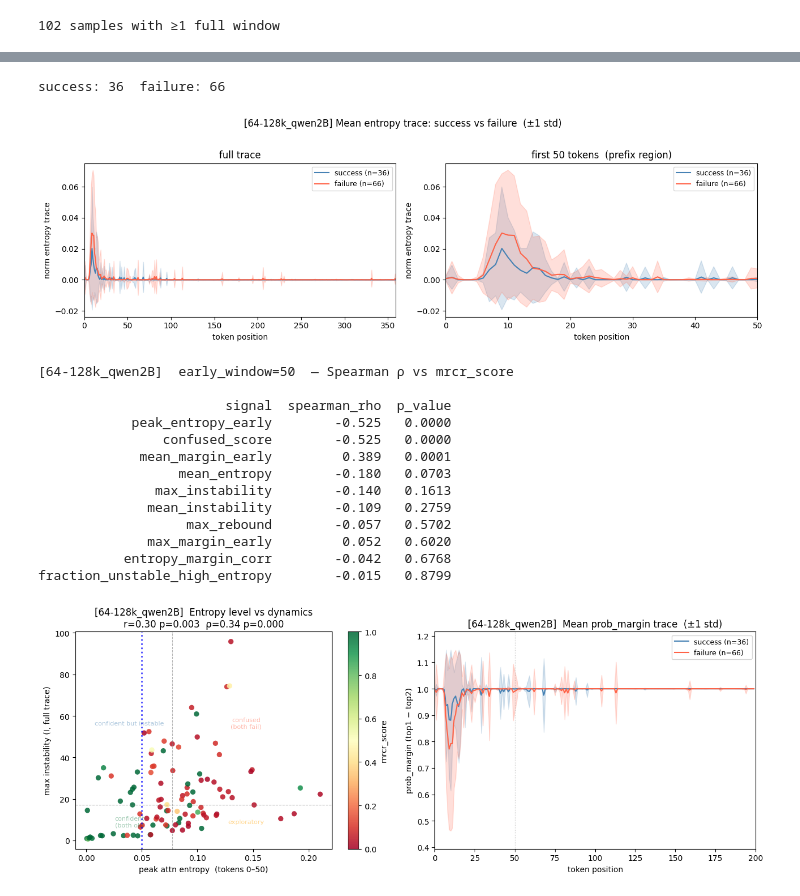
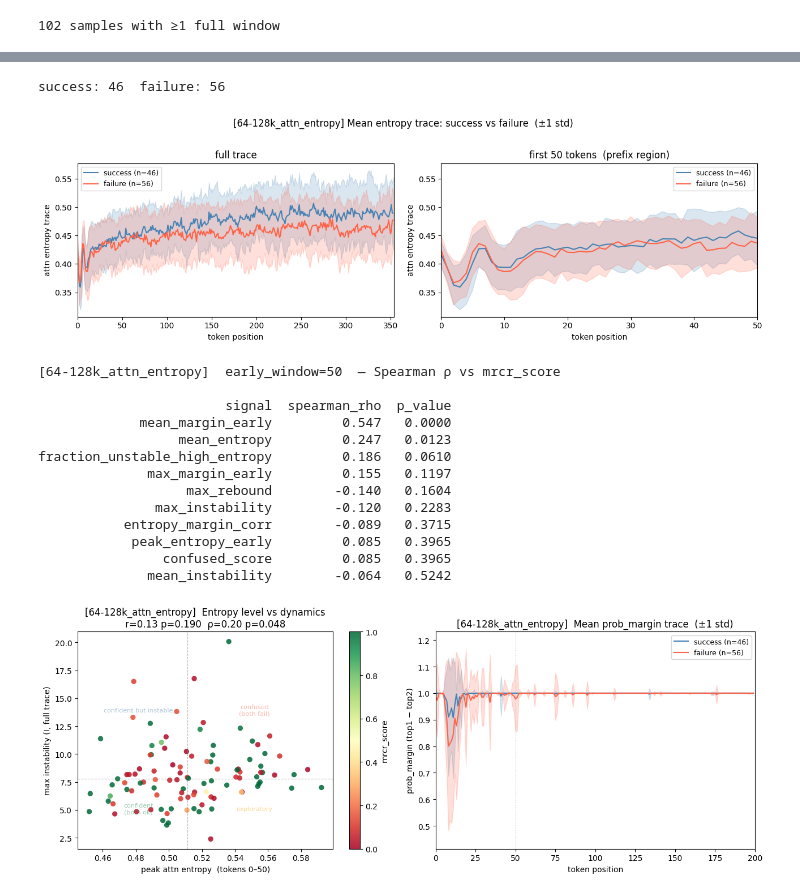
Before and after one commit to yangjen/entropy-attn-2026, a Jupyter notebook: Analysis/probe_analysis.ipynb, the cells around one changed output, grey strips where cells are left out. Cells and saved outputs as stored; diff of their text form; code cells hidden in the pictures.

Commit message:
May 31 updates: entropy/attention analysis, session tuning, CWE analysis notebooks, status updates
Co-Authored-By: Claude Sonnet 4.6 <noreply@anthropic.com>

```diff
--- a/Analysis/probe_analysis.ipynb
+++ b/Analysis/probe_analysis.ipynb
@@ -8,12 +8,12 @@ import pandas as pd
 import matplotlib.pyplot as plt
 from scipy.stats import zscore, pearsonr, spearmanr
 
-PROBE_PATH  = "/c2/jenny/r3/MRCR_outputs/probe_8needle_64-128k_qwen2B.jsonl"
+PROBE_PATH  = "/c2/jenny/r3/MRCR_outputs/probe_attn_8needle_64-128k.jsonl"
 WINDOW      = 16
-ENTROPY_KEY = "norm_entropy_trace"   # output token entropy (H over vocab / log vocab_size) # norm_entropy_trace vs attn_entropy_trace
-# ENTROPY_KEY = "attn_entropy_trace"
+# ENTROPY_KEY = "norm_entropy_trace"   # output token entropy (H over vocab / log vocab_size) # norm_entropy_trace vs attn_entropy_trace
+ENTROPY_KEY = "attn_entropy_trace"
 
 # CTX_LABEL = os.path.splitext(os.path.basename(PROBE_PATH))[0][-7:]
-CTX_LABEL = "64-128k_qwen2B"
+CTX_LABEL = "64-128k_attn_entropy"
 print(f"context range: {CTX_LABEL}")
 # %% [output]
@@ -282,8 +282,8 @@ plt.tight_layout()
 plt.savefig(f"/c2/jenny/r3/MRCR_outputs/trace_alignment_{CTX_LABEL}.png", dpi=150, bbox_inches="tight")
 plt.show()
 # %% [output]
-success: 36  failure: 66
+success: 46  failure: 56
-[figure, old version]
+[figure, new version]
 # %%
 EARLY_WINDOW = 50   # token positions to treat as the retrieval-decision window
 
@@ -336,19 +336,19 @@ corr_df2 = (pd.DataFrame(corr_rows)
 print(f"[{CTX_LABEL}]  early_window={EARLY_WINDOW}  — Spearman ρ vs mrcr_score\n")
 print(corr_df2.to_string(index=False))
 # %% [output]
-[64-128k_qwen2B]  early_window=50  — Spearman ρ vs mrcr_score
+[64-128k_attn_entropy]  early_window=50  — Spearman ρ vs mrcr_score
 
                         signal  spearman_rho  p_value
-            peak_entropy_early        -0.525   0.0000
-                confused_score        -0.525   0.0000
-             mean_margin_early         0.389   0.0001
-                  mean_entropy        -0.180   0.0703
-               max_instability        -0.140   0.1613
-              mean_instability        -0.109   0.2759
-                   max_rebound        -0.057   0.5702
-              max_margin_early         0.052   0.6020
-           entropy_margin_corr        -0.042   0.6768
-fraction_unstable_high_entropy        -0.015   0.8799
+             mean_margin_early         0.547   0.0000
+                  mean_entropy         0.247   0.0123
+fraction_unstable_high_entropy         0.186   0.0610
+              max_margin_early         0.155   0.1197
+                   max_rebound        -0.140   0.1604
+               max_instability        -0.120   0.2283
+           entropy_margin_corr        -0.089   0.3715
+            peak_entropy_early         0.085   0.3965
+                confused_score         0.085   0.3965
+              mean_instability        -0.064   0.5242
 # %%
 fig, axes = plt.subplots(1, 2, figsize=(13, 5))
 
@@ -370,7 +370,7 @@ med_x = x.median()
 med_y = y.median()
 ax.axvline(med_x, color="gray", linewidth=0.8, linestyle="--", alpha=0.6)
 ax.axhline(med_y, color="gray", linewidth=0.8, linestyle="--", alpha=0.6)
-ax.axvline(0.05, color="blue", linewidth=2, linestyle=":", alpha=0.7)
+# ax.axvline(0.05, color="blue", linewidth=2, linestyle=":", alpha=0.7)
 
 x_lo, x_hi = x.min(), x.max()
 y_lo, y_hi = y.min(), y.max()
@@ -405,34 +405,34 @@ fm_std  = np.nanstd(FM_m,  axis=0)
 xs_m = np.arange(n_pos_m)
 
 ax.plot(xs_m, sm_mean, color="steelblue", linewidth=1.5,
         label=f"success (n={len(success_margins)})")
 ax.fill_between(xs_m, sm_mean - sm_std, sm_mean + sm_std,
                 color="steelblue", alpha=0.2)
 ax.plot(xs_m, fm_mean, color="tomato", linewidth=1.5,
         label=f"failure (n={len(failure_margins)})")
 ax.fill_between(xs_m, fm_mean - fm_std, fm_mean + fm_std,
                 color="tomato", alpha=0.2)
 ax.axvline(EARLY_WINDOW, color="gray", linewidth=0.8, linestyle=":", alpha=0.7)
 
 all_vals = np.concatenate([sm_mean - sm_std, sm_mean + sm_std,
                             fm_mean - fm_std, fm_mean + fm_std])
 finite = all_vals[np.isfinite(all_vals)]
 if len(finite):
     pad = (finite.max() - finite.min()) * 0.1 or 0.01
     ax.set_ylim(finite.min() - pad, finite.max() + pad)
 
 ax.set_xlim(0, n_pos_m)
 ax.set_xlabel("token position")
 ax.set_ylabel("prob_margin (top1 − top2)")
 ax.set_title(f"[{CTX_LABEL}]  Mean prob_margin trace  (±1 std)")
 ax.legend(fontsize=9)
 
 plt.tight_layout()
 plt.savefig(f"/c2/jenny/r3/MRCR_outputs/entropy_vs_instability_{CTX_LABEL}.png",
             dpi=150, bbox_inches="tight")
 plt.show()
 # %% [output]
-[figure, old version]
+[figure, new version]
 # %%
 from sklearn.metrics import roc_curve, roc_auc_score
 
```
Also changed, not shown: parts of 7 cells of this notebook, 11 other files.
